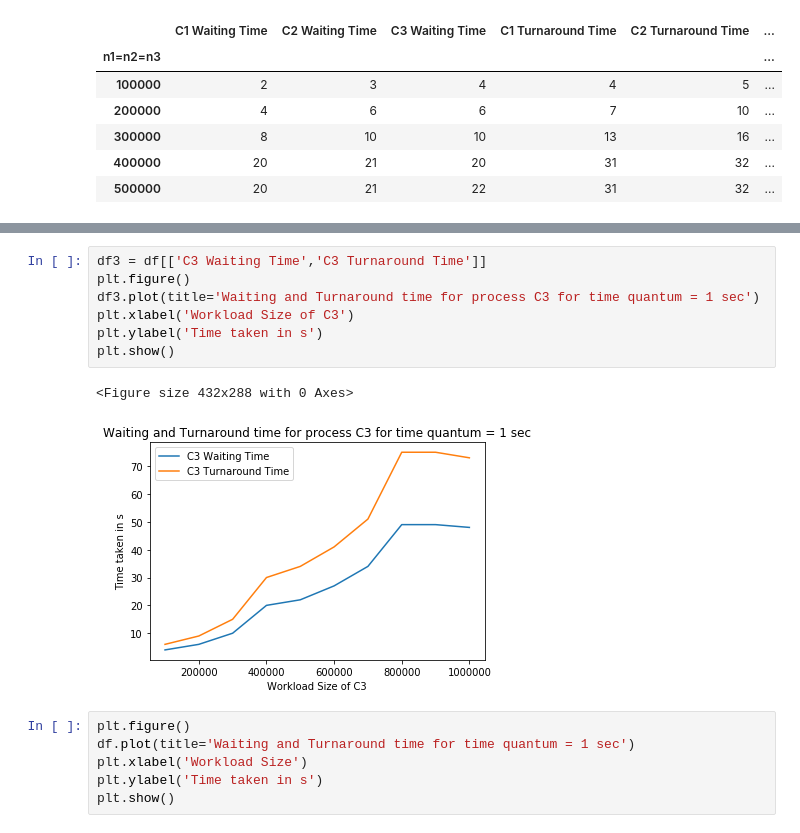
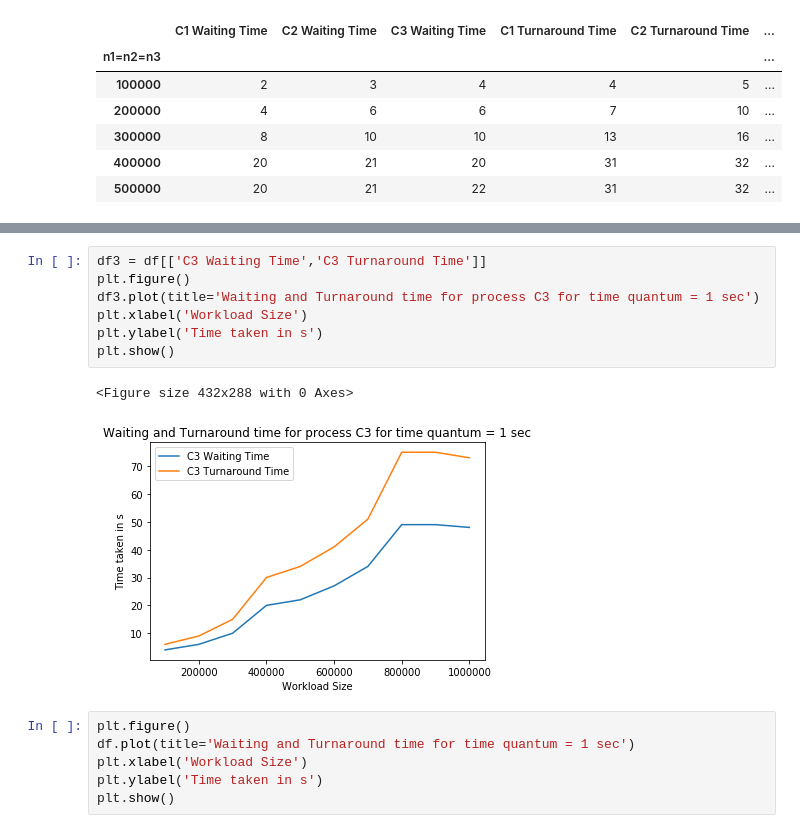
Before and after one commit to Amogh-Bharadwaj/OS_Assignment, a Jupyter notebook: RR-q=1.ipynb, the cells around one changed output, grey strips where cells are left out. Saved outputs shown, nothing was run; the diff lists cells and outputs as text.

```diff
--- a/RR-q=1.ipynb
+++ b/RR-q=1.ipynb
@@ -39,13 +39,13 @@ plt.show()
 # %%
 df3 = df[['C3 Waiting Time','C3 Turnaround Time']]
 plt.figure()
 df3.plot(title='Waiting and Turnaround time for process C3 for time quantum = 1 sec')
-plt.xlabel('Workload Size of C3')
+plt.xlabel('Workload Size')
 plt.ylabel('Time taken in s')
 plt.show()
 # %% [output]
 <Figure size 432x288 with 0 Axes>
-[figure, old version]
+[figure, new version]
 # %%
 plt.figure()
 df.plot(title='Waiting and Turnaround time for time quantum = 1 sec')
```
Also changed, not shown: parts of 2 cells of this notebook, 2 other files.
